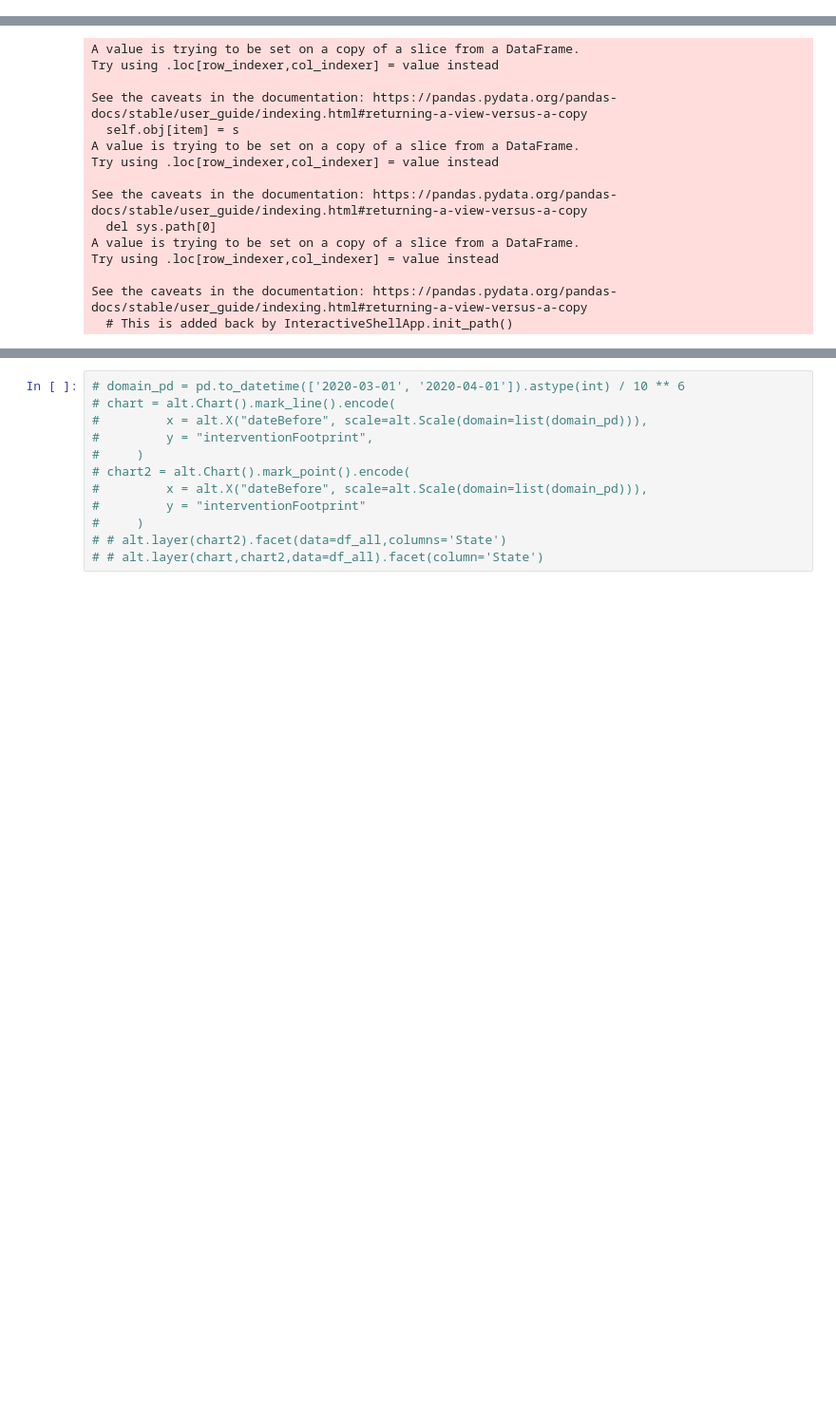
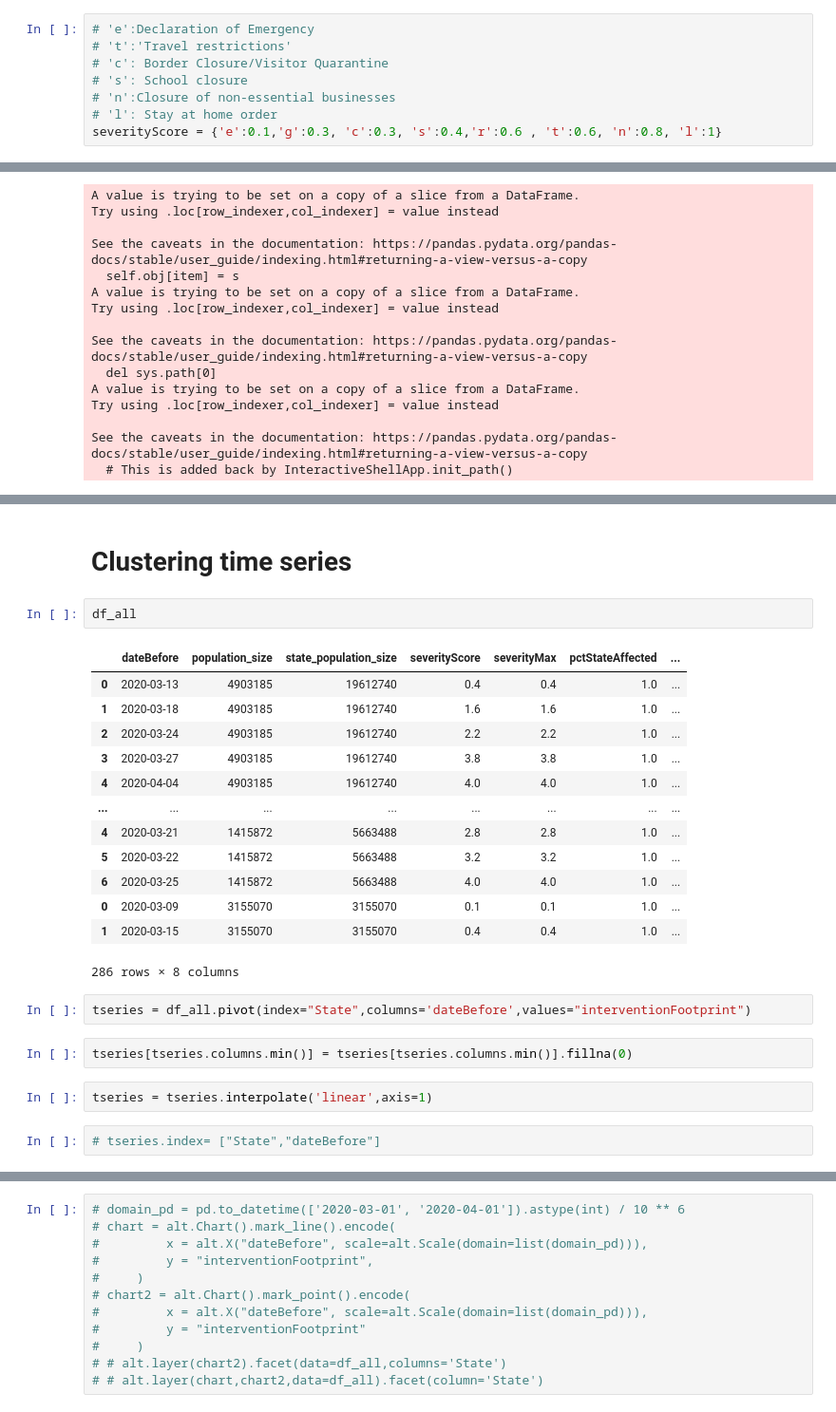
Before and after one commit to covidvis/covid19-vis, a Jupyter notebook: notebooks/Intervention Footprint Trajectory-Clean.ipynb, the cells around one changed output, grey strips where cells are left out. Shown: that part at 95% size. Saved outputs shown, nothing was run; the diff lists cells and outputs as text; blank space fills up the shorter version.

```diff
--- a/notebooks/Intervention Footprint Trajectory-Clean.ipynb
+++ b/notebooks/Intervention Footprint Trajectory-Clean.ipynb
@@ -65,3 +66,11 @@ severityScore = {'g':0.2, 's':0.5, 'r':0.4, 'n':0.7, 'l':1, 't':0.3, 'c':0.4, 'e
+# %%
+# 'e':Declaration of Emergency
+# 't':'Travel restrictions'
+# 'c': Border Closure/Visitor Quarantine
+# 's': School closure
+# 'n':Closure of non-essential businesses
+# 'l': Stay at home order
+severityScore = {'e':0.1,'g':0.3, 'c':0.3, 's':0.4,'r':0.6 , 't':0.6, 'n':0.8, 'l':1}
 # %%
 # quarantine_df[quarantine_df["population_size"].isna()]
 quarantine_df = quarantine_df.dropna(subset=["population_size"])
@@ -217,3 +223,29 @@ chart = alt.Chart(df_all).mark_line().encode(
 chart.properties(width=150,height=100).interactive()
 # %% [output]
 [interactive output not drawn]
+# %% [markdown]
+# Clustering time series
+# %%
+df_all
+# %% [output]
+|  | dateBefore | population_size | state_population_size | severityScore | severityMax | pctStateAffected | ... |
+| 0 | 2020-03-13 | 4903185 | 19612740 | 0.4 | 0.4 | 1.0 | ... |
+| 1 | 2020-03-18 | 4903185 | 19612740 | 1.6 | 1.6 | 1.0 | ... |
+| 2 | 2020-03-24 | 4903185 | 19612740 | 2.2 | 2.2 | 1.0 | ... |
+| 3 | 2020-03-27 | 4903185 | 19612740 | 3.8 | 3.8 | 1.0 | ... |
+| 4 | 2020-04-04 | 4903185 | 19612740 | 4.0 | 4.0 | 1.0 | ... |
+| ... | ... | ... | ... | ... | ... | ... | ... |
+| 4 | 2020-03-21 | 1415872 | 5663488 | 2.8 | 2.8 | 1.0 | ... |
+| 5 | 2020-03-22 | 1415872 | 5663488 | 3.2 | 3.2 | 1.0 | ... |
+| 6 | 2020-03-25 | 1415872 | 5663488 | 4.0 | 4.0 | 1.0 | ... |
+| 0 | 2020-03-09 | 3155070 | 3155070 | 0.1 | 0.1 | 1.0 | ... |
+| 1 | 2020-03-15 | 3155070 | 3155070 | 0.4 | 0.4 | 1.0 | ... |
+286 rows × 8 columns
+# %%
+tseries = df_all.pivot(index="State",columns='dateBefore',values="interventionFootprint")
+# %%
+tseries[tseries.columns.min()] = tseries[tseries.columns.min()].fillna(0)
+# %%
+tseries = tseries.interpolate('linear',axis=1)
+# %%
+# tseries.index= ["State","dateBefore"]
```
Also changed, not shown: parts of 26 cells of this notebook, 1 other file.
